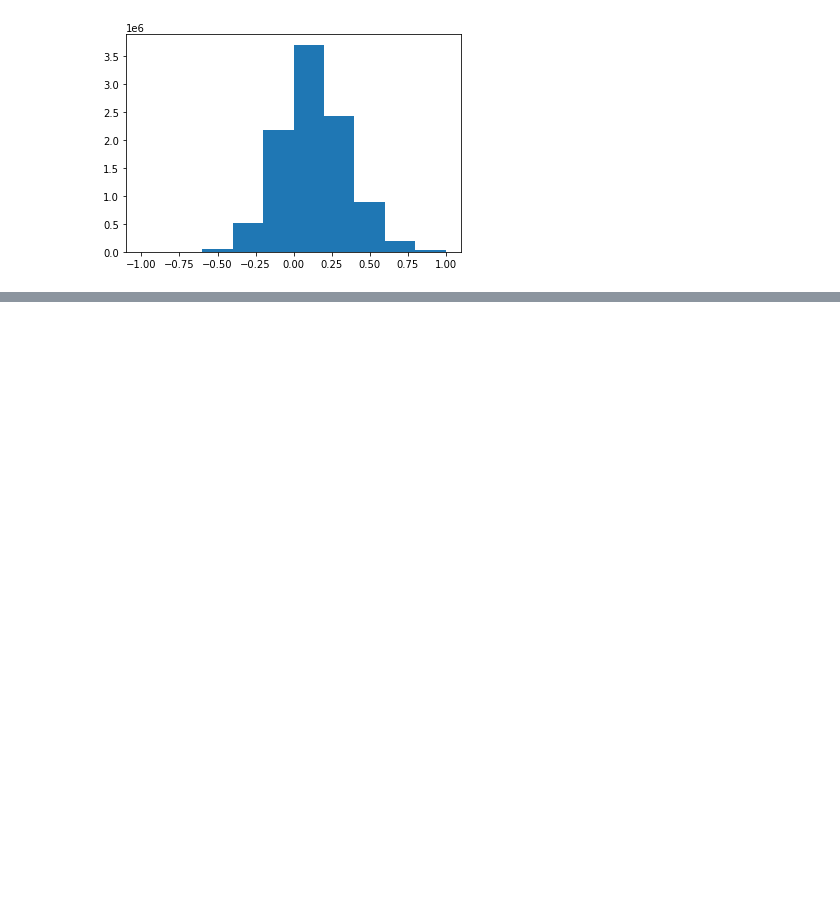
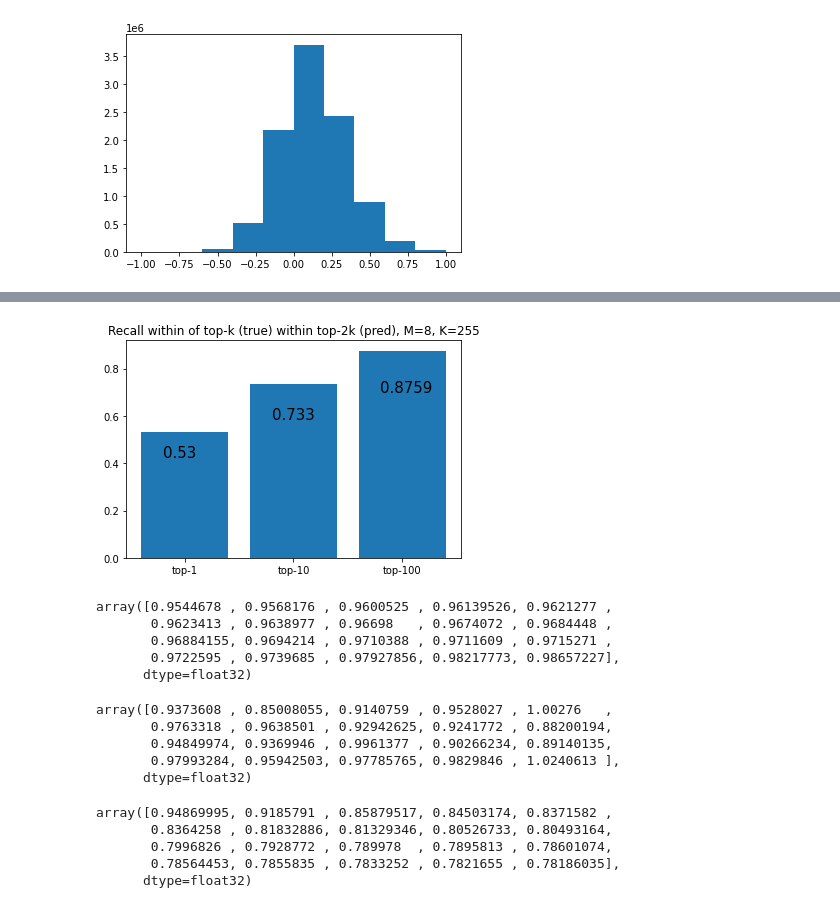
Before and after one commit to TSPoulsen/puffinn, a Jupyter notebook: experiments/results/explore_results.ipynb, the cells around one changed output, grey strips where cells are left out. Cells and saved outputs as stored; diff of their text form; code cells hidden in the pictures; blank space fills up the shorter version.

```diff
--- a/experiments/results/explore_results.ipynb
+++ b/experiments/results/explore_results.ipynb
@@ -330,0 +373,42 @@ plt.hist(df["Estimated"])
+# %%
+recalls = [0 for _ in range(3)]
+for q, ans in zip(test["8m"]["Asymmetric_distance"], test["True_inner_product"]):
+    q_order = np.argsort(q)
+    ans_order = np.argsort(ans)
+    for i in range(3):
+        top_k = 10**i
+        intersection = np.intersect1d(q_order[:top_k*2], ans_order[:top_k])
+        recalls[i]+= len(intersection)
+for i in range(3):
+    recalls[i] /= ((10**i)*test["True_inner_product"].shape[0])
+plt.title("Recall within of top-k (true) within top-2k (pred), M=8, K=255")
+plt.bar(["top-%d" % 10**i for i in range(3)], recalls)
+
+for i in range(3):
+    plt.text(x = i-0.2, y = recalls[i]-0.2*recalls[i], s = str(recalls[i]), size = 15)
+plt.show()
+ordered_inner[-20:].T
+# %% [output]
+[figure, added]
+array([0.9544678 , 0.9568176 , 0.9600525 , 0.96139526, 0.9621277 ,
+       0.9623413 , 0.9638977 , 0.96698   , 0.9674072 , 0.9684448 ,
+       0.96884155, 0.9694214 , 0.9710388 , 0.9711609 , 0.9715271 ,
+       0.9722595 , 0.9739685 , 0.97927856, 0.98217773, 0.98657227],
+      dtype=float32)
+# %%
+
+m8_a[order][-20:][::-1] + 0.08
+# %% [output]
+array([0.9373608 , 0.85008055, 0.9140759 , 0.9528027 , 1.00276   ,
+       0.9763318 , 0.9638501 , 0.92942625, 0.9241772 , 0.88200194,
+       0.94849974, 0.9369946 , 0.9961377 , 0.90266234, 0.89140135,
+       0.97993284, 0.95942503, 0.97785765, 0.9829846 , 1.0240613 ],
+      dtype=float32)
+# %%
+ordered_inner[::-1][:20]
+# %% [output]
+array([0.94869995, 0.9185791 , 0.85879517, 0.84503174, 0.8371582 ,
+       0.8364258 , 0.81832886, 0.81329346, 0.80526733, 0.80493164,
+       0.7996826 , 0.7928772 , 0.789978  , 0.7895813 , 0.78601074,
+       0.78564453, 0.7855835 , 0.7833252 , 0.7821655 , 0.78186035],
+      dtype=float32)
```
Also changed, not shown: parts of 8 cells of this notebook, 3 other files.
